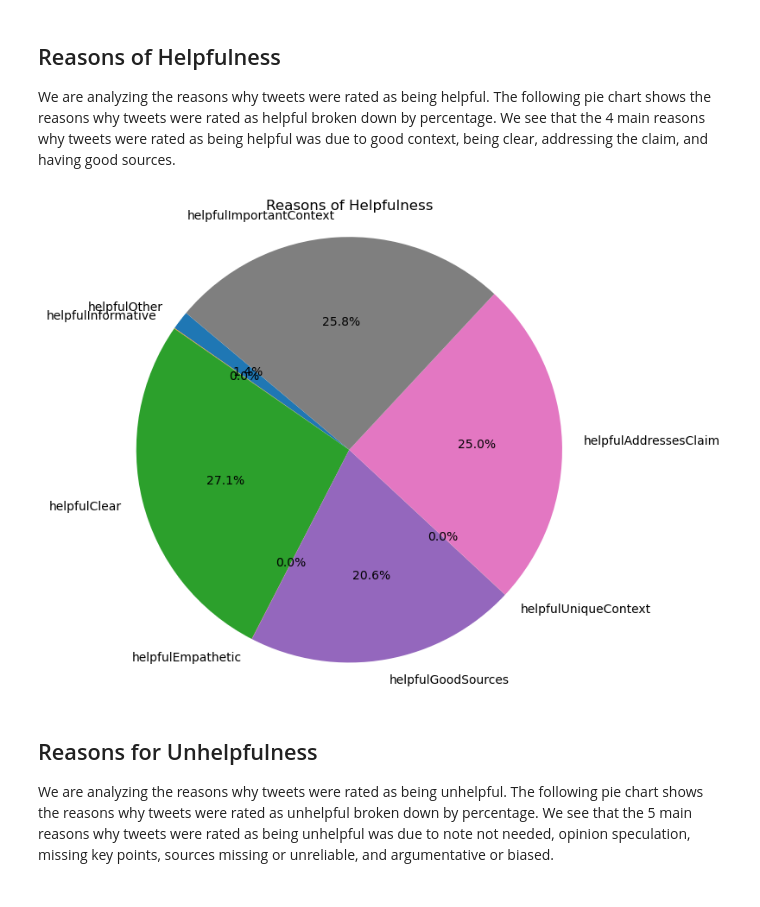
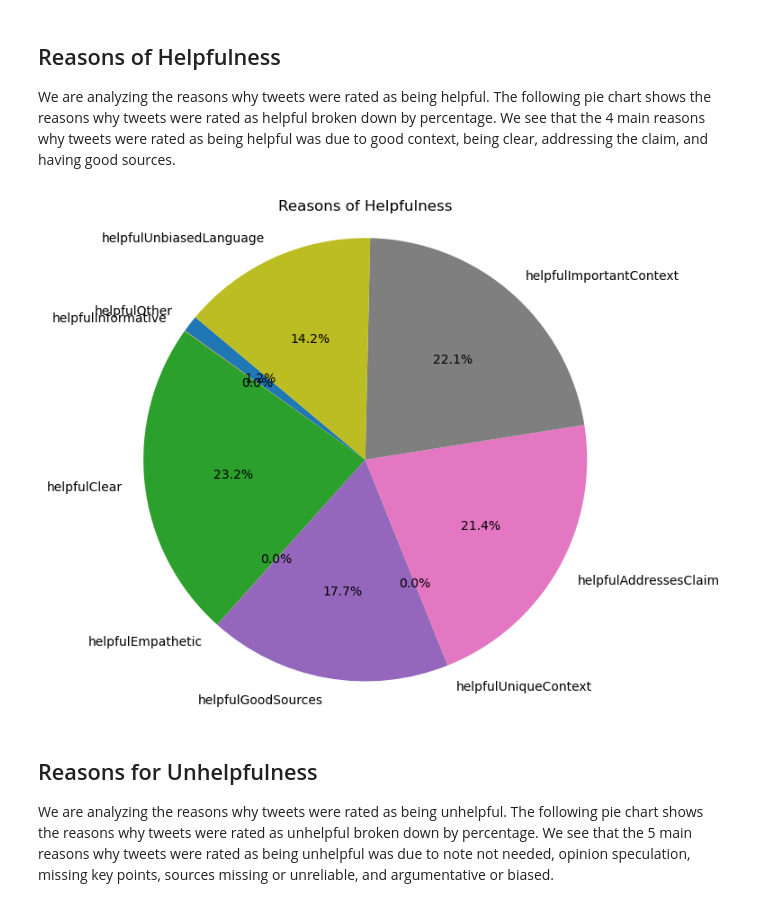
Before and after one commit to daphnehe/info498, a Jupyter notebook: ratings.ipynb, the cells around one changed output. Cells and saved outputs as stored; diff of their text form; code cells hidden in the pictures.

```diff
--- a/ratings.ipynb
+++ b/ratings.ipynb
@@ -57,17 +57,17 @@ We are analyzing the reasons why tweets were rated as being helpful. The followi
 # %%
 helpful_reasons_count = []
 helpful_reasons_names = []
-for i in range(9, 17):
+for i in range(9, 18):
     helpful_reasons_count.append(df.iloc[:, i].sum())
     helpful_reasons_names.append(df.columns[i])
 
 plt.figure(figsize=(7, 7))
 plt.pie(helpful_reasons_count, labels=helpful_reasons_names, autopct='%1.1f%%', startangle=140)
 plt.axis('equal')
 plt.title('Reasons of Helpfulness')
 plt.show()
 # %% [output]
-[figure, old version]
+[figure, new version]
 # %% [markdown]
 ## Reasons for Unhelpfulness
 We are analyzing the reasons why tweets were rated as being unhelpful. The following pie chart shows the reasons why tweets were rated as unhelpful broken down by percentage. We see that the 5 main reasons why tweets were rated as being unhelpful was due to note not needed, opinion speculation, missing key points, sources missing or unreliable, and argumentative or biased.
```
Also changed, not shown: parts of 2 cells of this notebook.
